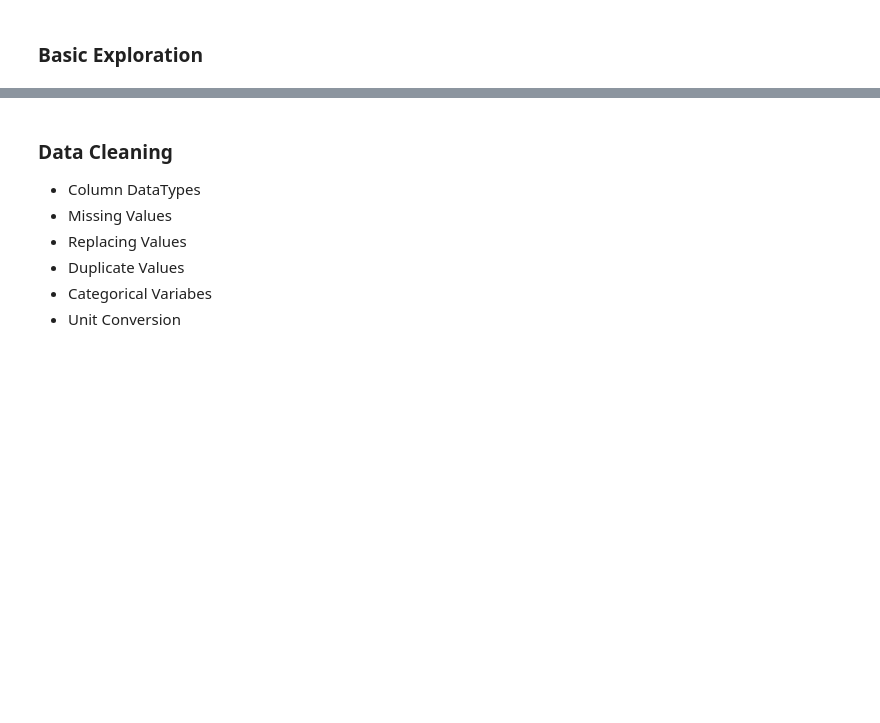
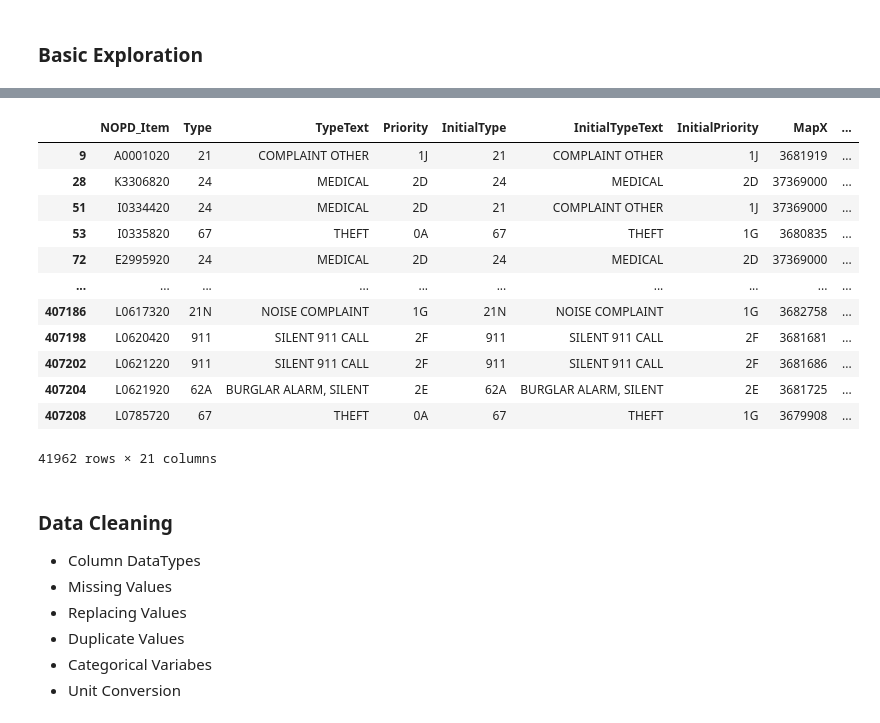
Before and after one commit to jkgerig/python-eda-refresher, a Jupyter notebook: Data_Analysis.ipynb, the cells around one changed output, grey strips where cells are left out. Drawn from its saved outputs; the diff is of its cells as text; code cells hidden in the pictures; blank space fills up the shorter version.

```diff
--- a/Data_Analysis.ipynb
+++ b/Data_Analysis.ipynb
@@ -181,3 +300,20 @@ data.head()
+# %%
+# Boolean indexing
+data[data['PoliceDistrict'] == 8]
+# %% [output]
+|  | NOPD_Item | Type | TypeText | Priority | InitialType | InitialTypeText | InitialPriority | MapX | ... |
+| 9 | A0001020 | 21 | COMPLAINT OTHER | 1J | 21 | COMPLAINT OTHER | 1J | 3681919 | ... |
+| 28 | K3306820 | 24 | MEDICAL | 2D | 24 | MEDICAL | 2D | 37369000 | ... |
+| 51 | I0334420 | 24 | MEDICAL | 2D | 21 | COMPLAINT OTHER | 1J | 37369000 | ... |
+| 53 | I0335820 | 67 | THEFT | 0A | 67 | THEFT | 1G | 3680835 | ... |
+| 72 | E2995920 | 24 | MEDICAL | 2D | 24 | MEDICAL | 2D | 37369000 | ... |
+| ... | ... | ... | ... | ... | ... | ... | ... | ... | ... |
+| 407186 | L0617320 | 21N | NOISE COMPLAINT | 1G | 21N | NOISE COMPLAINT | 1G | 3682758 | ... |
+| 407198 | L0620420 | 911 | SILENT 911 CALL | 2F | 911 | SILENT 911 CALL | 2F | 3681681 | ... |
+| 407202 | L0621220 | 911 | SILENT 911 CALL | 2F | 911 | SILENT 911 CALL | 2F | 3681686 | ... |
+| 407204 | L0621920 | 62A | BURGLAR ALARM, SILENT | 2E | 62A | BURGLAR ALARM, SILENT | 2E | 3681725 | ... |
+| 407208 | L0785720 | 67 | THEFT | 0A | 67 | THEFT | 1G | 3679908 | ... |
+41962 rows × 21 columns
 # %% [markdown]
 ### Data Cleaning
 
```
Also changed, not shown: parts of 12 cells of this notebook.
